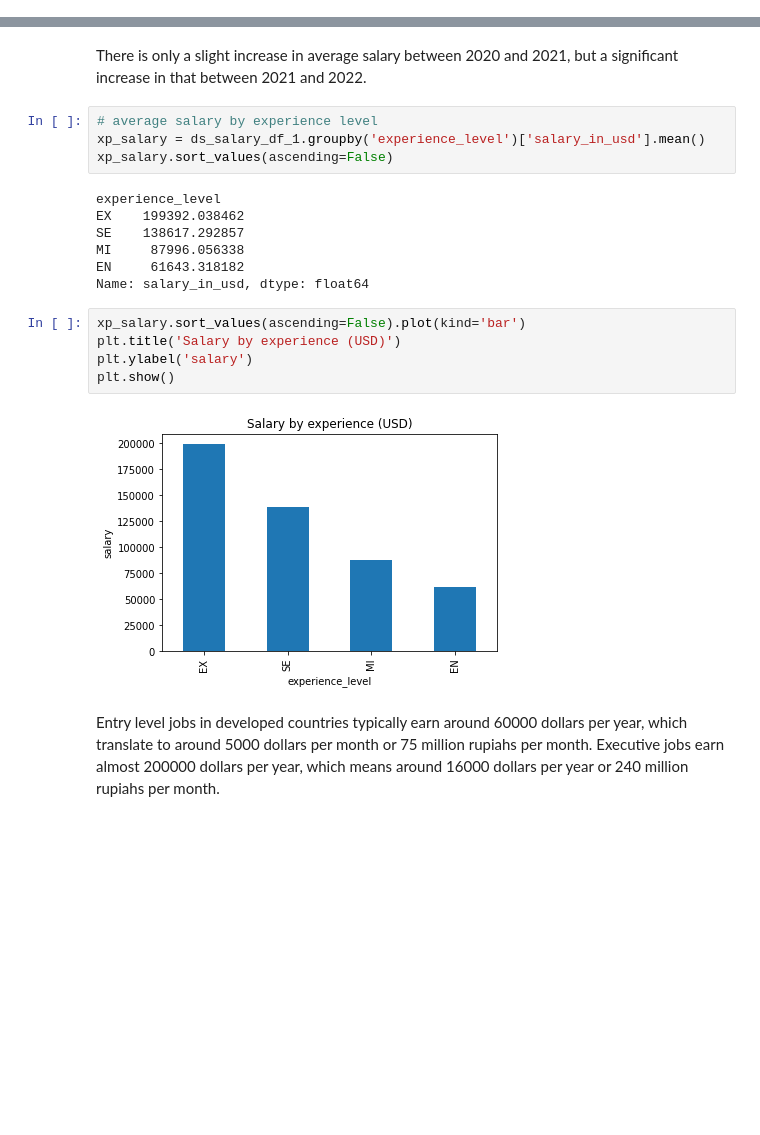
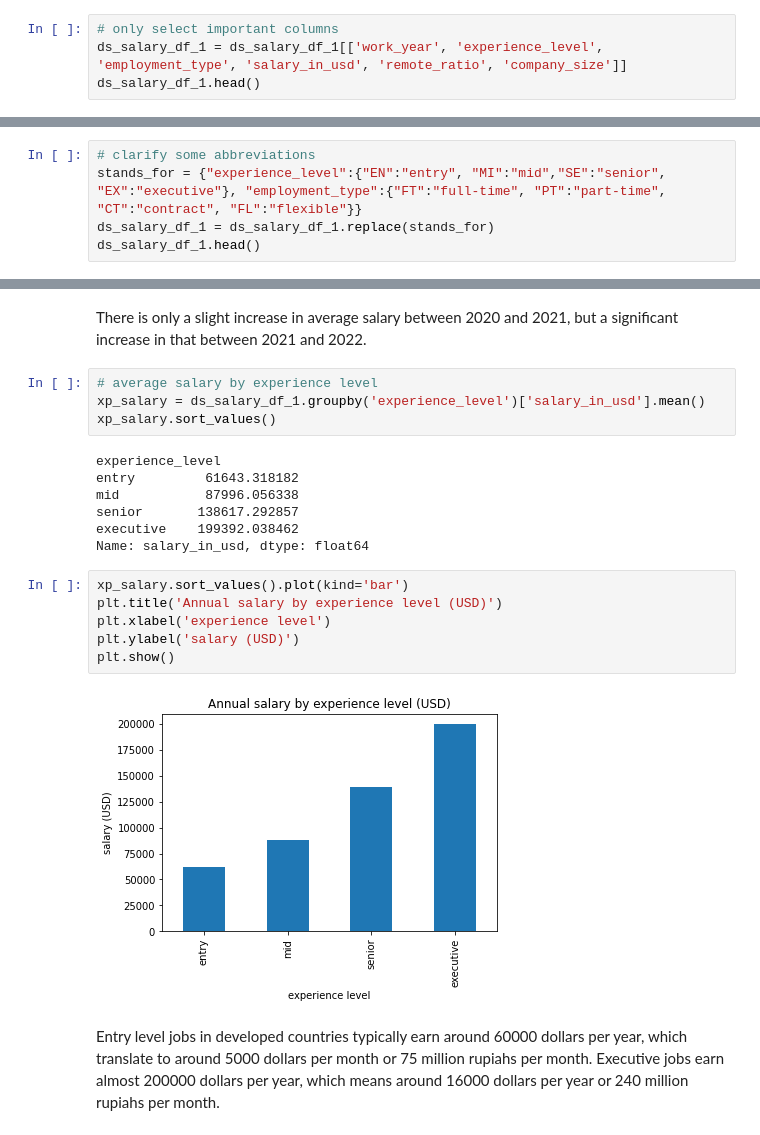
Before and after one commit to EvanKA/tetris-capstone, a Jupyter notebook: capstone_045_evan_kurnia_alim.ipynb, the cells around one changed output, grey strips where cells are left out. Saved outputs shown, nothing was run; the diff lists cells and outputs as text; blank space fills up the shorter version.

```diff
--- a/capstone_045_evan_kurnia_alim.ipynb
+++ b/capstone_045_evan_kurnia_alim.ipynb
@@ -40,3 +40,7 @@ remote_ratio          0
 company_location      0
 company_size          0
 dtype: int64
+# %%
+# only select important columns
+ds_salary_df_1 = ds_salary_df_1[['work_year', 'experience_level', 'employment_type', 'salary_in_usd', 'remote_ratio', 'company_size']]
+ds_salary_df_1.head()
@@ -42,0 +54,5 @@ dtype: int64
+# %%
+# clarify some abbreviations
+stands_for = {"experience_level":{"EN":"entry", "MI":"mid","SE":"senior", "EX":"executive"}, "employment_type":{"FT":"full-time", "PT":"part-time", "CT":"contract", "FL":"flexible"}}
+ds_salary_df_1 = ds_salary_df_1.replace(stands_for)
+ds_salary_df_1.head()
@@ -62,21 +101,22 @@ There is only a slight increase in average salary between 2020 and 2021, but a s
 # %%
 # average salary by experience level
 xp_salary = ds_salary_df_1.groupby('experience_level')['salary_in_usd'].mean()
-xp_salary.sort_values(ascending=False)
+xp_salary.sort_values()
 # %% [output]
 experience_level
-EX    199392.038462
-SE    138617.292857
-MI     87996.056338
-EN     61643.318182
+entry         61643.318182
+mid           87996.056338
+senior       138617.292857
+executive    199392.038462
 Name: salary_in_usd, dtype: float64
 # %%
-xp_salary.sort_values(ascending=False).plot(kind='bar')
-plt.title('Salary by experience (USD)')
-plt.ylabel('salary')
+xp_salary.sort_values().plot(kind='bar')
+plt.title('Annual salary by experience level (USD)')
+plt.xlabel('experience level')
+plt.ylabel('salary (USD)')
 plt.show()
 # %% [output]
-[figure, old version]
+[figure, new version]
 # %% [markdown]
 Entry level jobs in developed countries typically earn around 60000 dollars per year, which translate to around 5000 dollars per month or 75 million rupiahs per month.
 Executive jobs earn almost 200000 dollars per year, which means around 16000 dollars per year or 240 million rupiahs per month.
```
Also changed, not shown: parts of 16 cells of this notebook, 11 other files.
